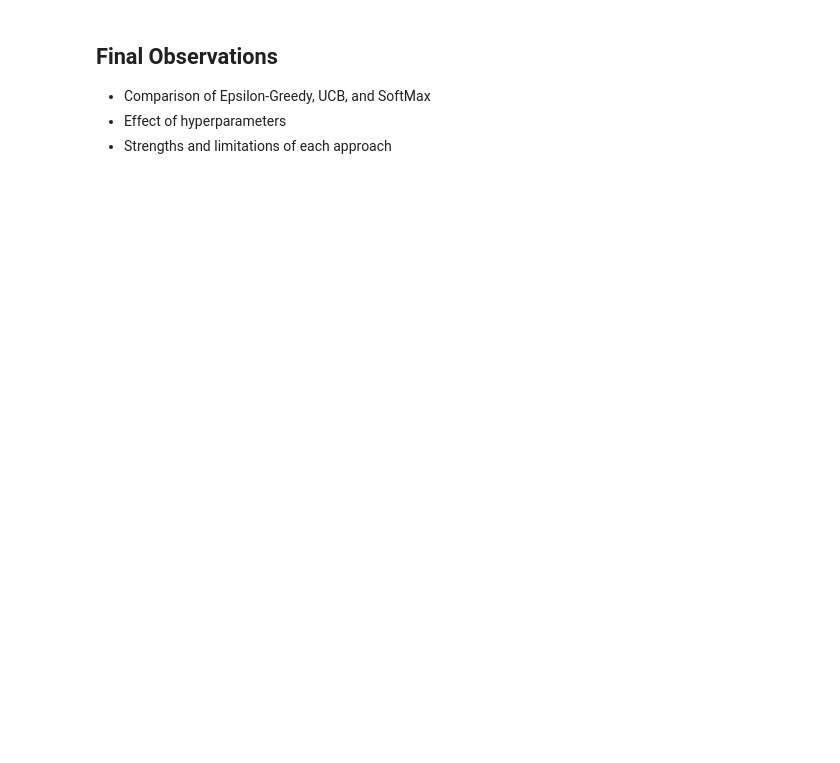
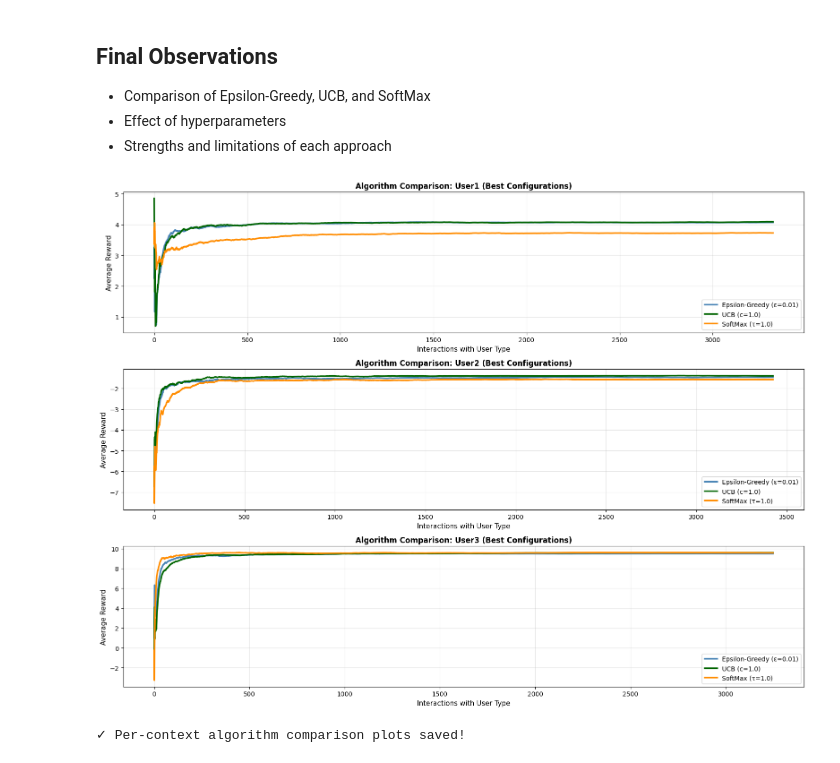
Before and after one commit to ananyasingla2004/lab3-contextual-bandit, a Jupyter notebook: lab3_results_U20230077.ipynb, the cells around one changed output. Cells and saved outputs as stored; diff of their text form; code cells hidden in the pictures; blank space fills up the shorter version.

```diff
--- a/lab3_results_U20230077.ipynb
+++ b/lab3_results_U20230077.ipynb
@@ -203,3 +547,48 @@ This section presents:
 - Comparison of Epsilon-Greedy, UCB, and SoftMax
 - Effect of hyperparameters
 - Strengths and limitations of each approach
+# %%
+# Plot 2: Algorithm Comparison Per Context
+fig, axes = plt.subplots(3, 1, figsize=(16, 12))
+
+# Get best performers
+best_eps_idx = np.argmax([eg_results[eps]['avg_reward'] for eps in epsilons])
+best_eps = epsilons[best_eps_idx]
+
+best_c_idx = np.argmax([ucb_results[c]['avg_reward'] for c in c_values])
+best_c = c_values[best_c_idx]
+
+best_tau_idx = np.argmax([softmax_results[tau]['avg_reward'] for tau in temperatures])
+best_tau = temperatures[best_tau_idx]
+
+# Plot for each user context
+for ctx_idx, ctx in enumerate(range(3)):
+    ax = axes[ctx_idx]
+
+    # Get per-context rewards for best performers
+    ctx_rewards_eg = eg_results[best_eps]['rewards_per_context'][ctx]
+    ctx_rewards_ucb = ucb_results[best_c]['rewards_per_context'][ctx]
+    ctx_rewards_sm = softmax_results[best_tau]['rewards_per_context'][ctx]
+
+    if len(ctx_rewards_eg) > 0 and len(ctx_rewards_ucb) > 0 and len(ctx_rewards_sm) > 0:
+        avg_eg = cumulative_average(np.array(ctx_rewards_eg))
+        avg_ucb = cumulative_average(np.array(ctx_rewards_ucb))
+        avg_sm = cumulative_average(np.array(ctx_rewards_sm))
+
+        ax.plot(avg_eg, label=f'Epsilon-Greedy (ε={best_eps})', linewidth=2.5, color='steelblue')
+        ax.plot(avg_ucb, label=f'UCB (c={best_c})', linewidth=2.5, color='darkgreen')
+        ax.plot(avg_sm, label=f'SoftMax (τ={best_tau})', linewidth=2.5, color='darkorange')
+        ax.set_xlabel('Interactions with User Type', fontsize=11)
+        ax.set_ylabel('Average Reward', fontsize=11)
+        ax.set_title(f'Algorithm Comparison: {user_labels[ctx]} (Best Configurations)', fontsize=12, fontweight='bold')
+        ax.legend(fontsize=10, loc='lower right')
+        ax.grid(True, alpha=0.3)
+
+plt.tight_layout()
+plt.savefig('algorithm_comparison_per_context.png', dpi=300, bbox_inches='tight')
+plt.show()
+
+print("✓ Per-context algorithm comparison plots saved!")
+# %% [output]
+[figure, added]
+✓ Per-context algorithm comparison plots saved!
```
Also changed, not shown: parts of 11 cells of this notebook, 5 other files.
